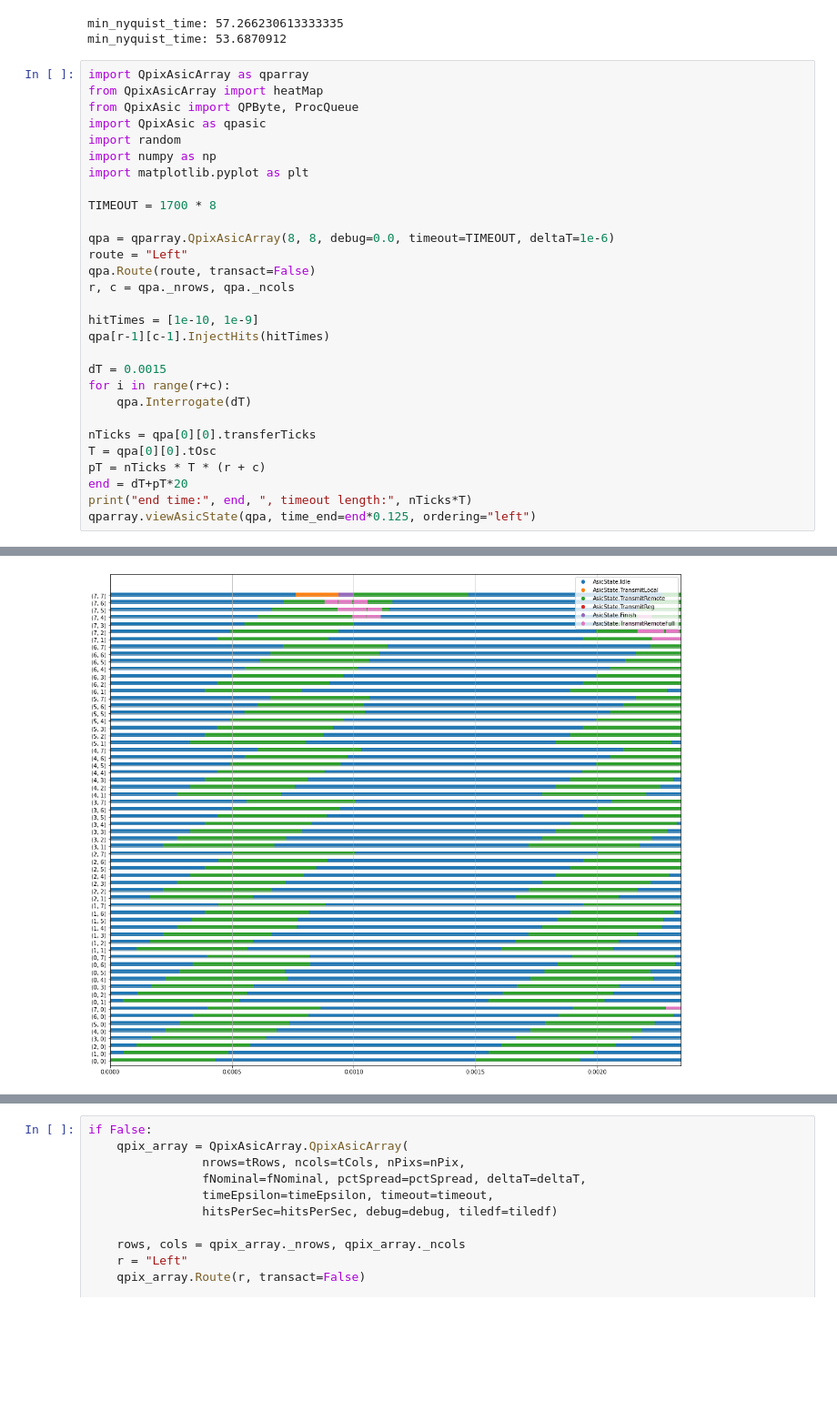
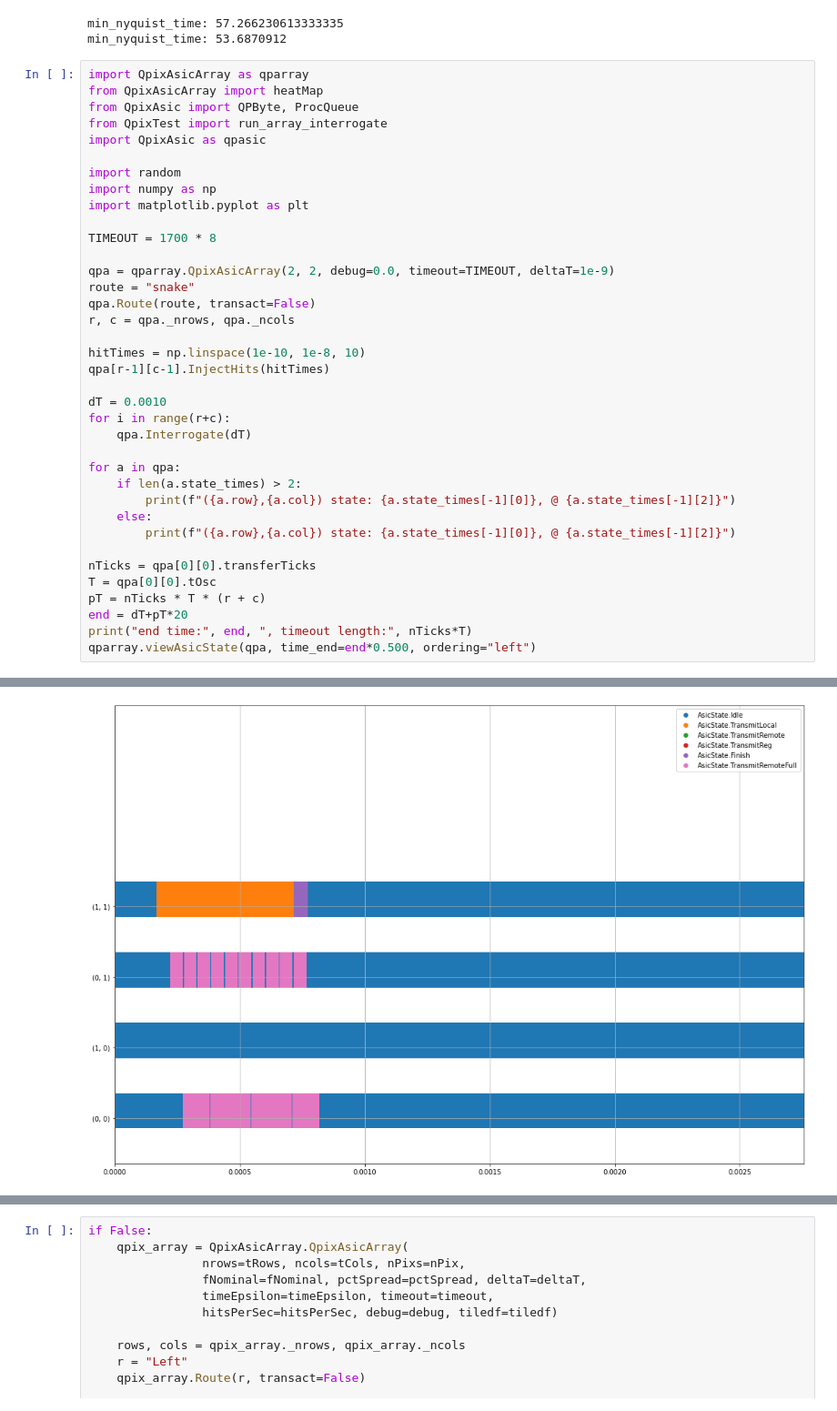
Before and after one commit to kkeefe/qpix-digital, a Jupyter notebook: simulation-software/bla.ipynb, the cells around one changed output, grey strips where cells are left out. Shown at 91% size. Saved outputs shown, nothing was run; the diff lists cells and outputs as text; blank space fills up the shorter version.

```diff
--- a/simulation-software/bla.ipynb
+++ b/simulation-software/bla.ipynb
@@ -20,29 +20,37 @@ min_nyquist_time: 53.6870912
 import QpixAsicArray as qparray
 from QpixAsicArray import heatMap
 from QpixAsic import QPByte, ProcQueue
+from QpixTest import run_array_interrogate
 import QpixAsic as qpasic
+
 import random
 import numpy as np
 import matplotlib.pyplot as plt
 
 TIMEOUT = 1700 * 8
 
-qpa = qparray.QpixAsicArray(8, 8, debug=0.0, timeout=TIMEOUT, deltaT=1e-6)
-route = "Left"
+qpa = qparray.QpixAsicArray(2, 2, debug=0.0, timeout=TIMEOUT, deltaT=1e-9)
+route = "snake"
 qpa.Route(route, transact=False)
 r, c = qpa._nrows, qpa._ncols
 
-hitTimes = [1e-10, 1e-9]
+hitTimes = np.linspace(1e-10, 1e-8, 10)
 qpa[r-1][c-1].InjectHits(hitTimes)
 
-dT = 0.0015
+dT = 0.0010
 for i in range(r+c):
     qpa.Interrogate(dT)
+
+for a in qpa:
+    if len(a.state_times) > 2:
+        print(f"({a.row},{a.col}) state: {a.state_times[-1][0]}, @ {a.state_times[-1][2]}")
+    else:
+        print(f"({a.row},{a.col}) state: {a.state_times[-1][0]}, @ {a.state_times[-1][2]}")
 
 nTicks = qpa[0][0].transferTicks
 T = qpa[0][0].tOsc
 pT = nTicks * T * (r + c)
 end = dT+pT*20
 print("end time:", end, ", timeout length:", nTicks*T)
-qparray.viewAsicState(qpa, time_end=end*0.125, ordering="left")
+qparray.viewAsicState(qpa, time_end=end*0.500, ordering="left")
 # %% [output]
@@ -50 +65 @@ end time: 0.018744241740986992 , timeout length: 5.388825544058435e-05
-[figure, old version]
+[figure, new version]
```
Also changed, not shown: parts of 7 cells of this notebook, 2 other files.
